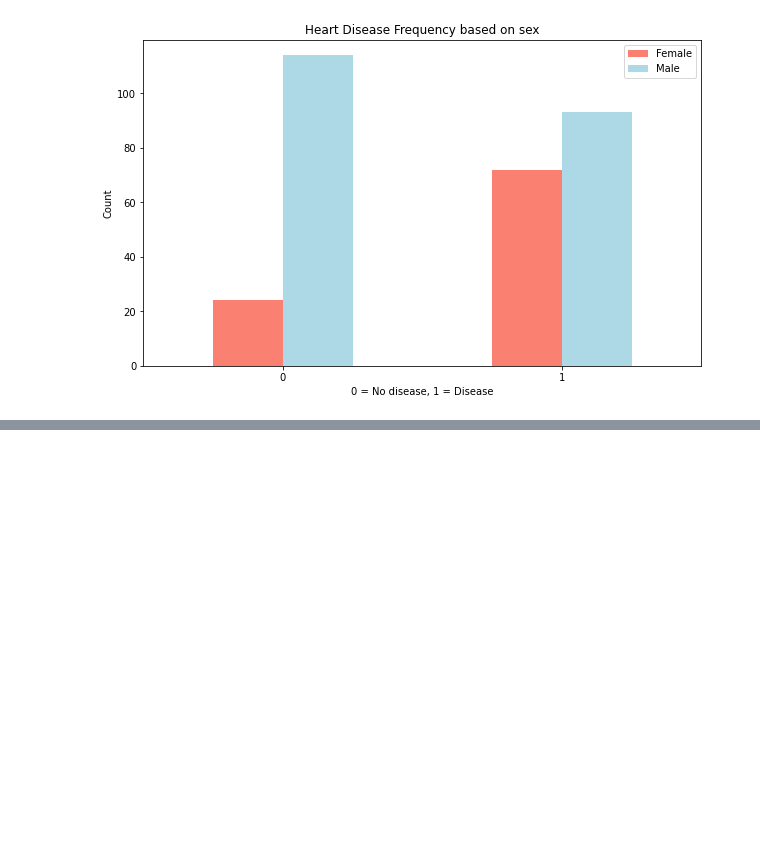
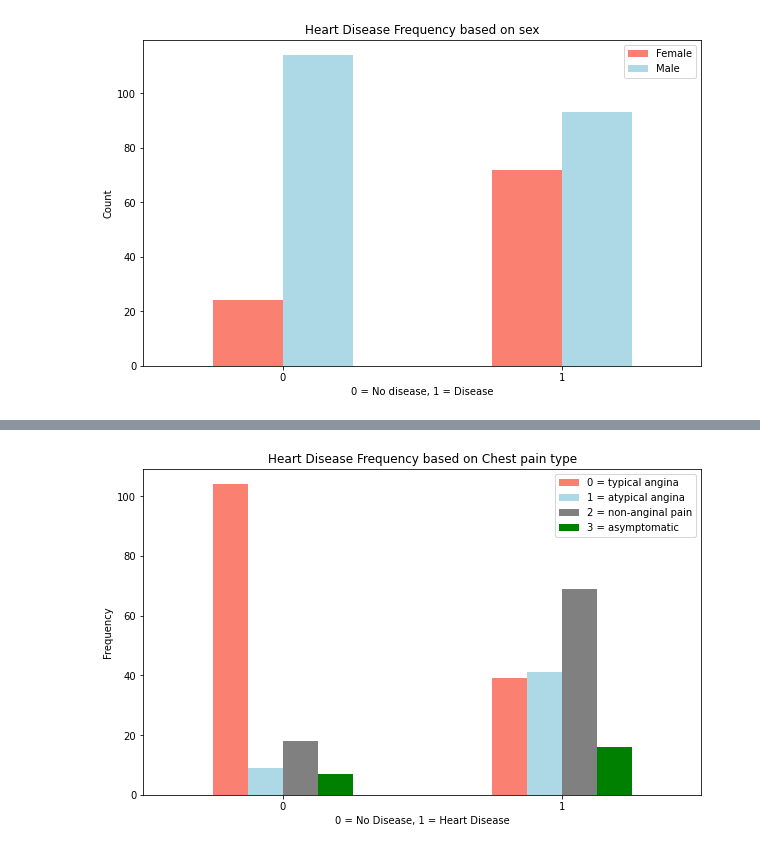
Before and after one commit to Melchizedeke/Heart-Disease-Classification-using-machine-Learning, a Jupyter notebook: codes.ipynb, the cells around one changed output, grey strips where cells are left out. Cells and saved outputs as stored; diff of their text form; code cells hidden in the pictures; blank space fills up the shorter version.

```diff
--- a/codes.ipynb
+++ b/codes.ipynb
@@ -198,0 +208,9 @@ plt.xticks(rotation=0);
+# %%
+pd.crosstab(df.target, df.cp).plot(kind='bar', figsize=(10,6), color=['salmon', 'lightblue', 'grey', 'green'])
+plt.title('Heart Disease Frequency based on Chest pain type')
+plt.xlabel('0 = No Disease, 1 = Heart Disease')
+plt.ylabel('Frequency')
+plt.legend(['0 = typical angina', '1 = atypical angina', '2 = non-anginal pain', '3 = asymptomatic'])
+plt.xticks(rotation=0);
+# %% [output]
+[figure, added]
```
Also changed, not shown: parts of 1 cell of this notebook.
